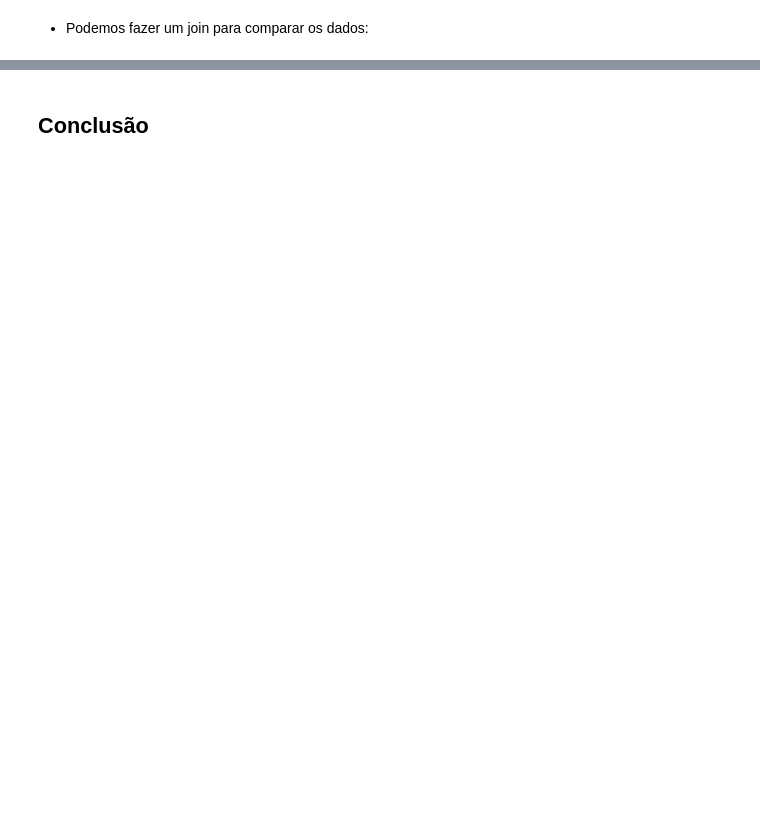
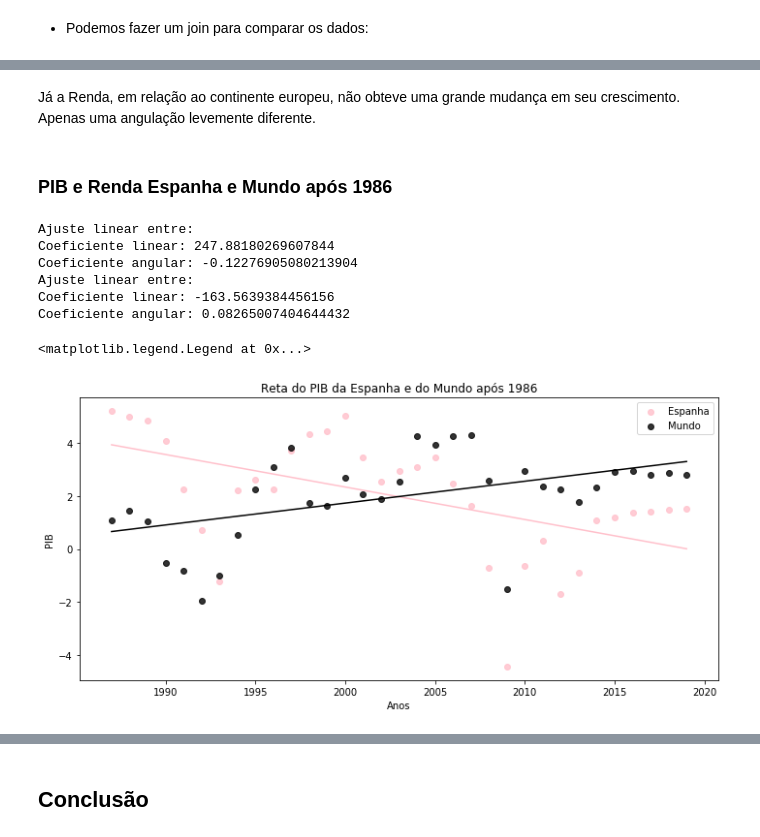
Before and after one commit to ellenbs/Projeto-1-CD, a Jupyter notebook: Projeto01.ipynb, the cells around one changed output, grey strips where cells are left out. Saved outputs shown, nothing was run; the diff lists cells and outputs as text; code cells hidden in the pictures; blank space fills up the shorter version.

```diff
--- a/Projeto01.ipynb
+++ b/Projeto01.ipynb
@@ -241,10 +283,21 @@ media_total_pib_mundo = medias_pib_mundo.mean()
+# %% [markdown]
+Já a Renda, em relação ao continente europeu, não obteve uma grande mudança em seu crescimento. Apenas uma angulação levemente diferente.
+# %% [markdown]
+### PIB e Renda Espanha e Mundo após 1986
 # %%
 #Resetar o index
 index_medias_pib_mundo = media_pib_mundo_depois.reset_index()
 
 fig = plt.figure(figsize = (10,5))
-plt.scatter(index_pib_espanha["index"], index_pib_espanha.Spain)
-reta2(index_pib_espanha["index"], index_pib_espanha.Spain,"pink")
-
-plt.scatter(index_medias_pib_mundo["index"] , index_medias_pib_mundo["mean"])
-reta2(index_medias_pib_mundo["index"] , index_medias_pib_mundo["mean"],"black")
+reta_pib_mundo_1986(index_pib_espanha["index"], index_pib_espanha.Spain,"pink","Espanha")
+reta_pib_mundo_1986(index_medias_pib_mundo["index"] , index_medias_pib_mundo["mean"],"black","Mundo")
+plt.legend()
+# %% [output]
+Ajuste linear entre:
+Coeficiente linear: 247.88180269607844
+Coeficiente angular: -0.12276905080213904
+Ajuste linear entre:
+Coeficiente linear: -163.5639384456156
+Coeficiente angular: 0.08265007404644432
+<matplotlib.legend.Legend at 0x...>
+[figure, added]
```
Also changed, not shown: parts of 21 cells of this notebook, 4 other files.
